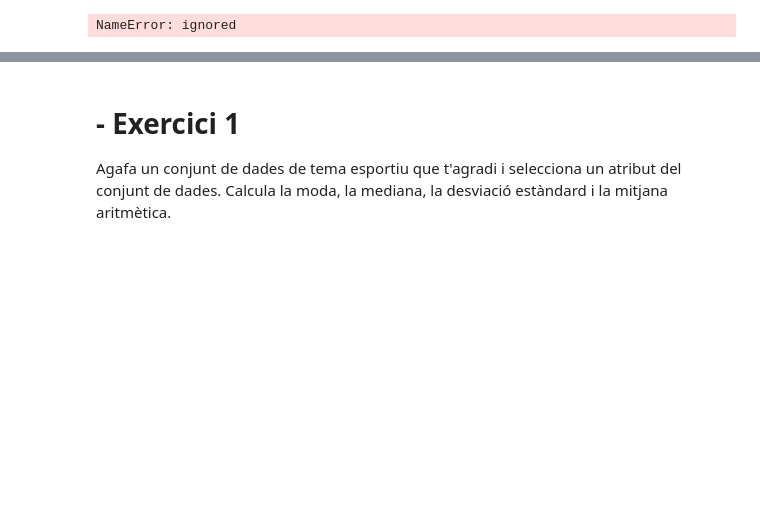
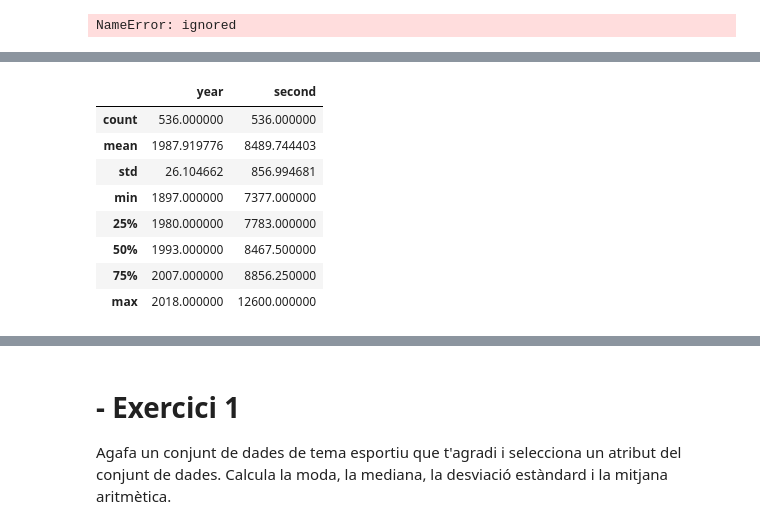
Before and after one commit to JMML2021/0601_Statistics, a Jupyter notebook: 0601_Statistic.ipynb, the cells around one changed output, grey strips where cells are left out. Cells and saved outputs as stored; diff of their text form; code cells hidden in the pictures; blank space fills up the shorter version.

```diff
--- a/0601_Statistic.ipynb
+++ b/0601_Statistic.ipynb
@@ -46,0 +77,12 @@ NameError: ignored
+# %%
+df1.describe()
+# %% [output]
+|  | year | second |
+| count | 536.000000 | 536.000000 |
+| mean | 1987.919776 | 8489.744403 |
+| std | 26.104662 | 856.994681 |
+| min | 1897.000000 | 7377.000000 |
+| 25% | 1980.000000 | 7783.000000 |
+| 50% | 1993.000000 | 8467.500000 |
+| 75% | 2007.000000 | 8856.250000 |
+| max | 2018.000000 | 12600.000000 |
```
Also changed, not shown: parts of 16 cells of this notebook.
